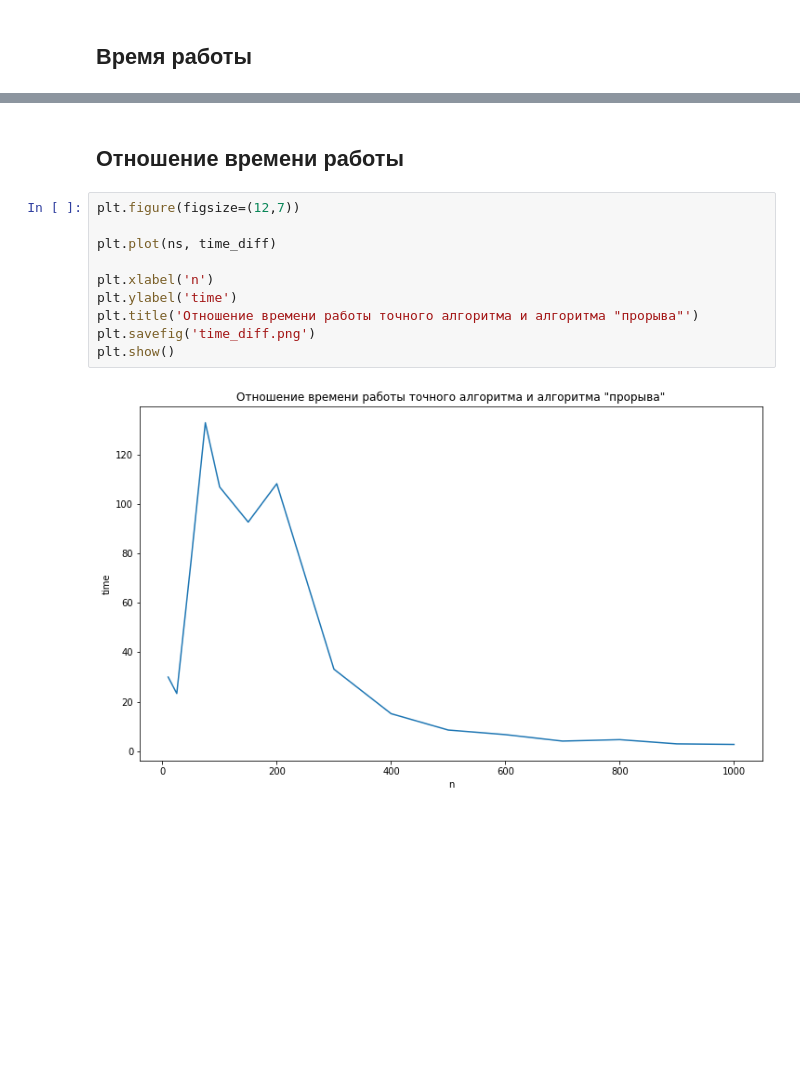
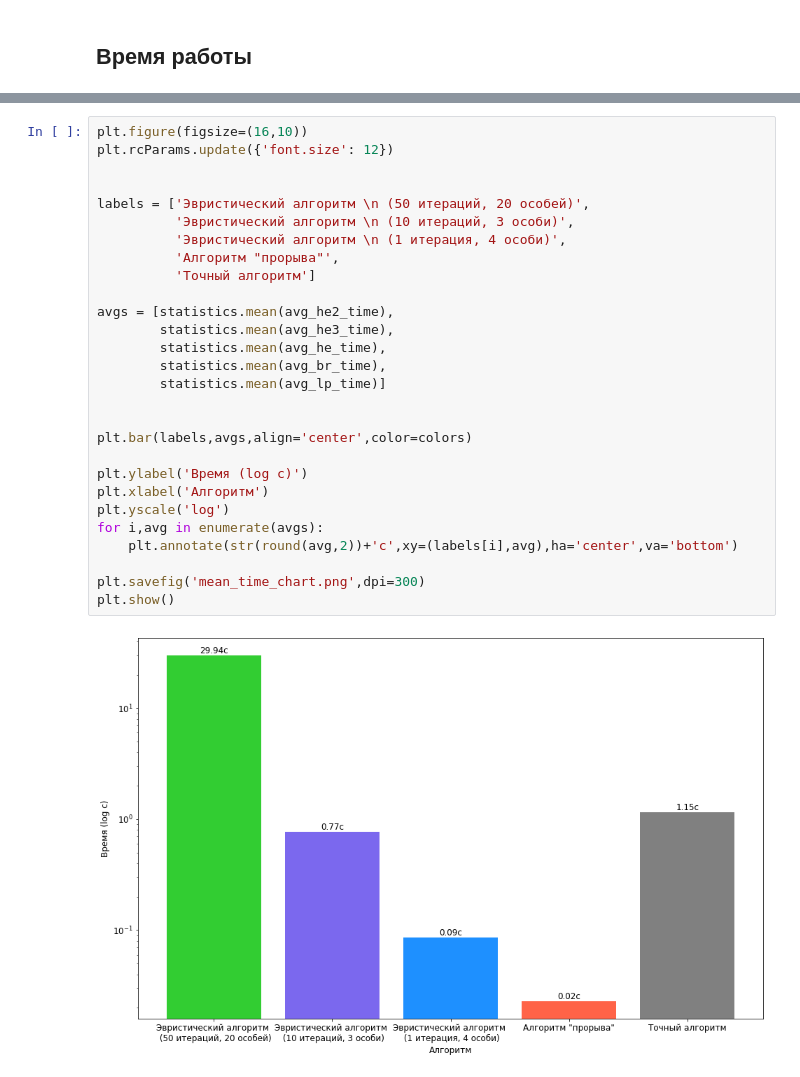
Before and after one commit to Skeef79/barrier-networks, a Jupyter notebook: Results/graphs.ipynb, the cells around one changed output, grey strips where cells are left out. Saved outputs shown, nothing was run; the diff lists cells and outputs as text; blank space fills up the shorter version.

```diff
--- a/Results/graphs.ipynb
+++ b/Results/graphs.ipynb
@@ -261,14 +341,30 @@ plt.show()
-# %% [markdown]
-## Отношение времени работы
-# %%
-plt.figure(figsize=(12,7))
-
-plt.plot(ns, time_diff)
-
-plt.xlabel('n')
-plt.ylabel('time')
-plt.title('Отношение времени работы точного алгоритма и алгоритма "прорыва"')
-plt.savefig('time_diff.png')
-plt.show()
-# %% [output]
-[figure, removed]
+# %%
+plt.figure(figsize=(16,10))
+plt.rcParams.update({'font.size': 12})
+
+
+labels = ['Эвристический алгоритм \n (50 итераций, 20 особей)',
+          'Эвристический алгоритм \n (10 итераций, 3 особи)',
+          'Эвристический алгоритм \n (1 итерация, 4 особи)',
+          'Алгоритм "прорыва"',
+          'Точный алгоритм']
+
+avgs = [statistics.mean(avg_he2_time),
+        statistics.mean(avg_he3_time),
+        statistics.mean(avg_he_time),
+        statistics.mean(avg_br_time),
+        statistics.mean(avg_lp_time)]
+
+
+plt.bar(labels,avgs,align='center',color=colors)
+
+plt.ylabel('Время (log с)')
+plt.xlabel('Алгоритм')
+plt.yscale('log')
+for i,avg in enumerate(avgs):
+    plt.annotate(str(round(avg,2))+'с',xy=(labels[i],avg),ha='center',va='bottom')
+
+plt.savefig('mean_time_chart.png',dpi=300)
+plt.show()
+# %% [output]
+[figure, added]
```
Also changed, not shown: parts of 25 cells of this notebook, 9 other files.
